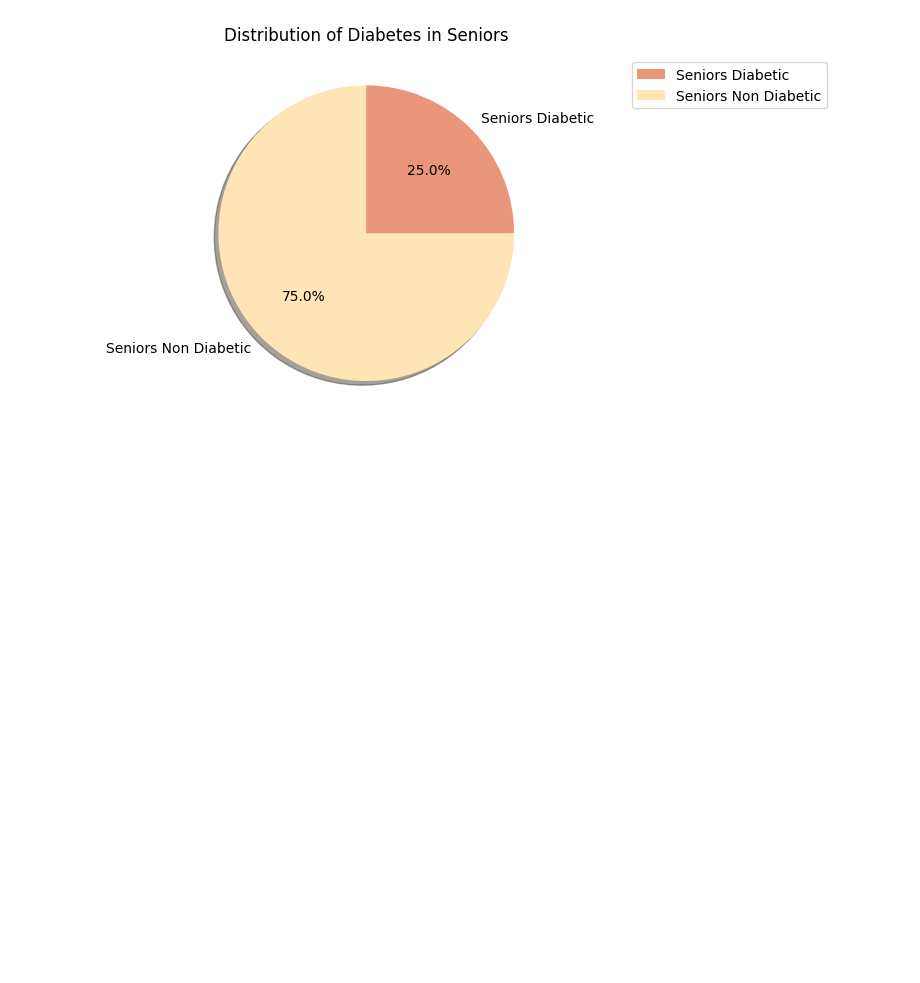
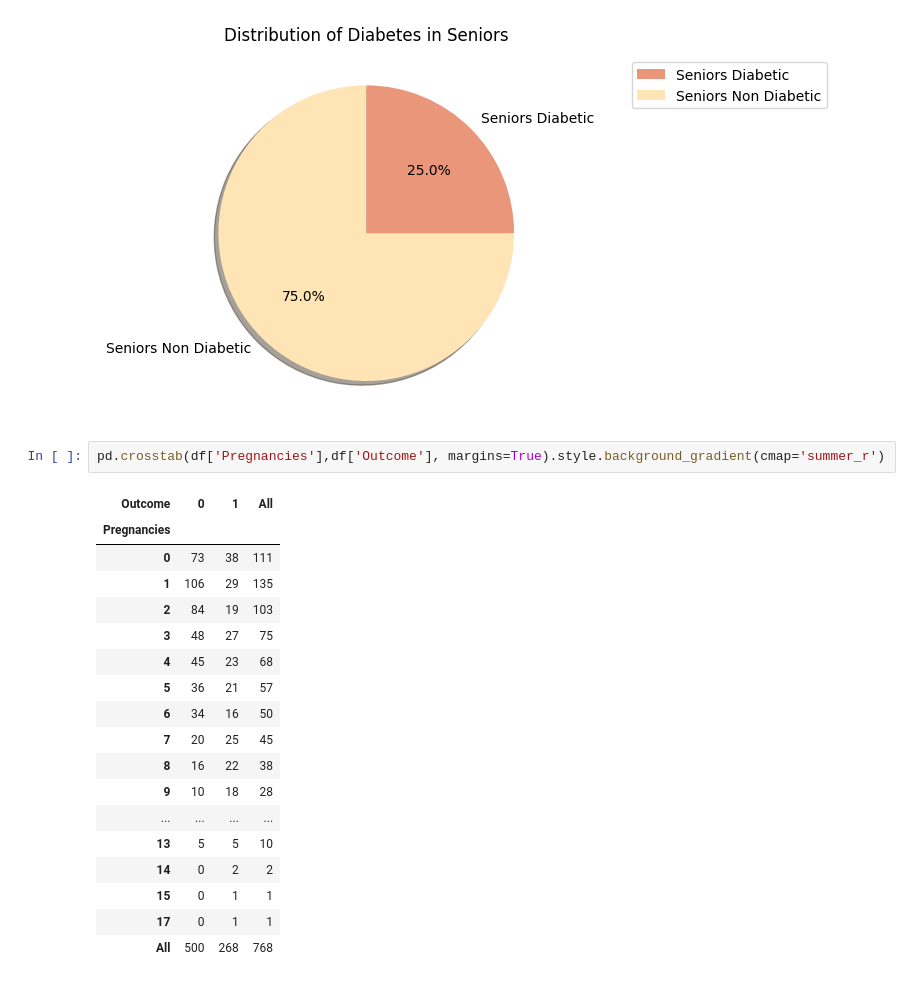
Before and after one commit to hafsatariq18/Diabetes-dataset, a Jupyter notebook: Diabetes Dataset.ipynb, the cells around one changed output. Cells and saved outputs as stored; diff of their text form; blank space fills up the shorter version.

Commit message:
Add crosstab between pregnencies and outcome
Added crosstab visualization for diabetes dataset with Outcome and Pregnancies

```diff
--- a/Diabetes Dataset.ipynb
+++ b/Diabetes Dataset.ipynb
@@ -271,3 +271,24 @@ plt.title('Distribution of Diabetes in Seniors')
 plt.show()
 # %% [output]
 [figure]
+# %%
+pd.crosstab(df['Pregnancies'],df['Outcome'], margins=True).style.background_gradient(cmap='summer_r')
+# %% [output]
+| Outcome | 0 | 1 | All |
+| Pregnancies |  |  |  |
+| 0 | 73 | 38 | 111 |
+| 1 | 106 | 29 | 135 |
+| 2 | 84 | 19 | 103 |
+| 3 | 48 | 27 | 75 |
+| 4 | 45 | 23 | 68 |
+| 5 | 36 | 21 | 57 |
+| 6 | 34 | 16 | 50 |
+| 7 | 20 | 25 | 45 |
+| 8 | 16 | 22 | 38 |
+| 9 | 10 | 18 | 28 |
+| ... | ... | ... | ... |
+| 13 | 5 | 5 | 10 |
+| 14 | 0 | 2 | 2 |
+| 15 | 0 | 1 | 1 |
+| 17 | 0 | 1 | 1 |
+| All | 500 | 268 | 768 |
```
